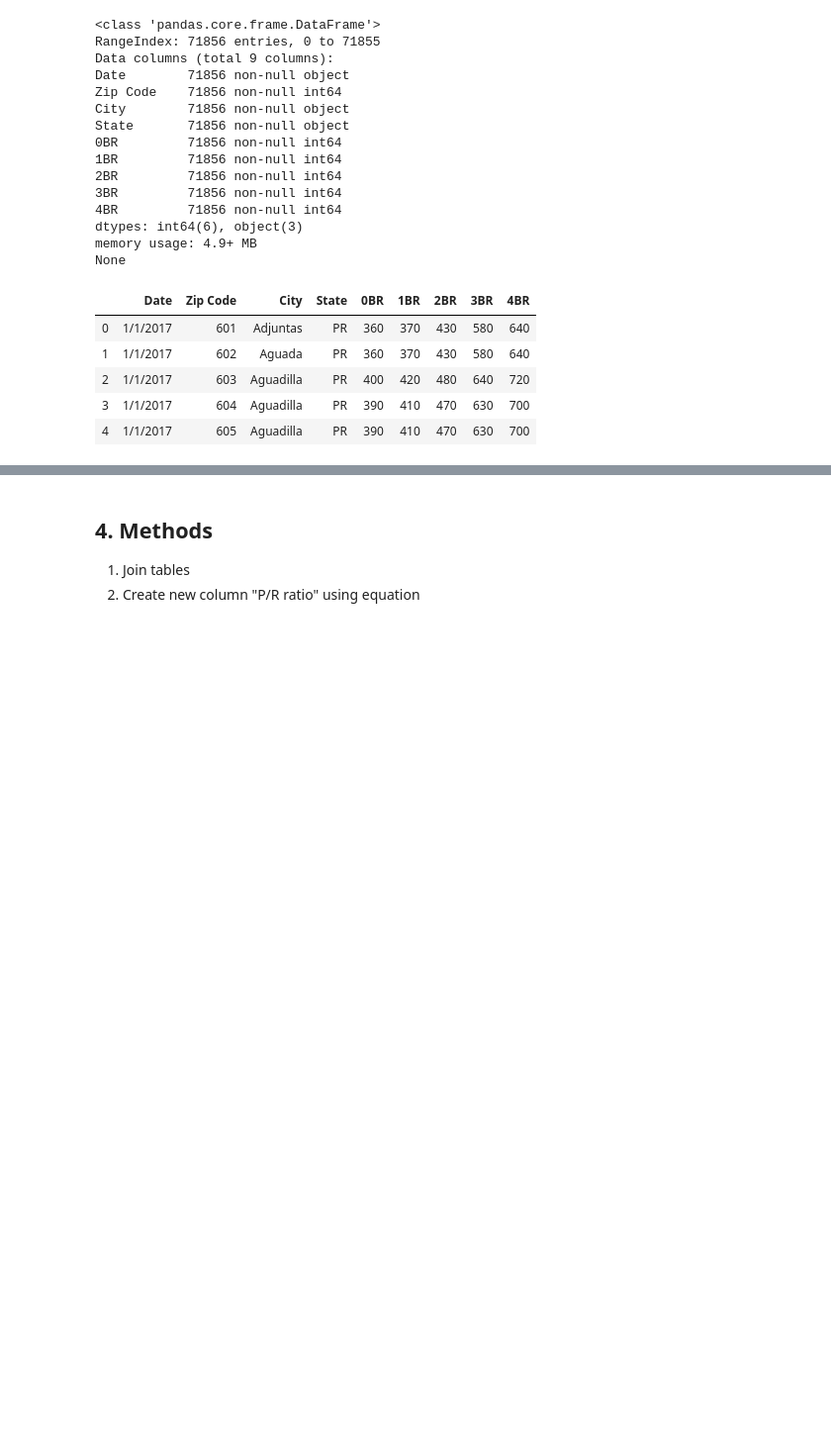
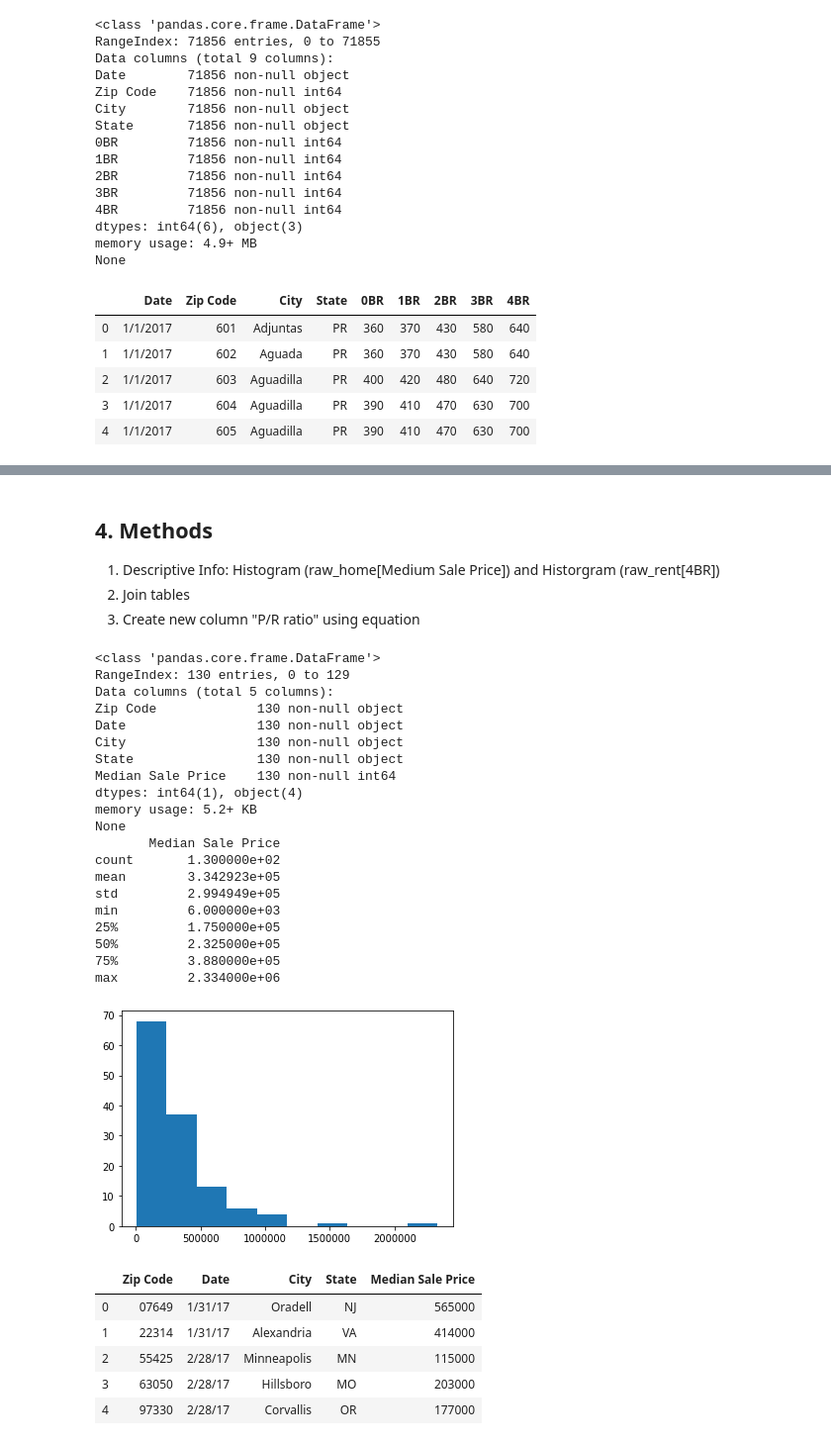
Before and after one commit to leonchengmba/Thinkful_capstone1, a Jupyter notebook: Capstone1_LeonCheng.ipynb, the cells around one changed output, grey strips where cells are left out. Shown at 99% size. Saved outputs shown, nothing was run; the diff lists cells and outputs as text; code cells hidden in the pictures; blank space fills up the shorter version.

```diff
--- a/Capstone1_LeonCheng.ipynb
+++ b/Capstone1_LeonCheng.ipynb
@@ -57,3 +58,8 @@ None
 | 2 | 55425 | 2/28/17 | Minneapolis | MN | 115000 |
 | 3 | 63050 | 2/28/17 | Hillsboro | MO | 203000 |
 | 4 | 97330 | 2/28/17 | Corvallis | OR | 177000 |
+# %%
+#Step2.Clean: Transform Zip Code interger to 5 character string
+raw_home['Zip Code'] = raw_home['Zip Code'].astype(str).str.zfill(5)
+print(raw_home.info())
+raw_home.head()
@@ -87,4 +140,40 @@ None
 # %% [markdown]
 ## 4. Methods
-1. Join tables
+1. Descriptive Info: Histogram (raw_home[Medium Sale Price]) and Historgram (raw_rent[4BR])
+2. Join tables
 2. Create new column "P/R ratio" using equation
+# %%
+#Descriptive info: Histogram (raw_home['Median Sale Price'])
+print(raw_home.info())
+print(raw_home.describe())
+plt.hist(raw_home['Median Sale Price'])
+plt.show()
+raw_home.head()
+# %% [output]
+<class 'pandas.core.frame.DataFrame'>
+RangeIndex: 130 entries, 0 to 129
+Data columns (total 5 columns):
+Zip Code             130 non-null object
+Date                 130 non-null object
+City                 130 non-null object
+State                130 non-null object
+Median Sale Price    130 non-null int64
+dtypes: int64(1), object(4)
+memory usage: 5.2+ KB
+None
+       Median Sale Price
+count       1.300000e+02
+mean        3.342923e+05
+std         2.994949e+05
+min         6.000000e+03
+25%         1.750000e+05
+50%         2.325000e+05
+75%         3.880000e+05
+max         2.334000e+06
+[figure, added]
+|  | Zip Code | Date | City | State | Median Sale Price |
+| 0 | 07649 | 1/31/17 | Oradell | NJ | 565000 |
+| 1 | 22314 | 1/31/17 | Alexandria | VA | 414000 |
+| 2 | 55425 | 2/28/17 | Minneapolis | MN | 115000 |
+| 3 | 63050 | 2/28/17 | Hillsboro | MO | 203000 |
+| 4 | 97330 | 2/28/17 | Corvallis | OR | 177000 |
```
Also changed, not shown: parts of 6 cells of this notebook.
